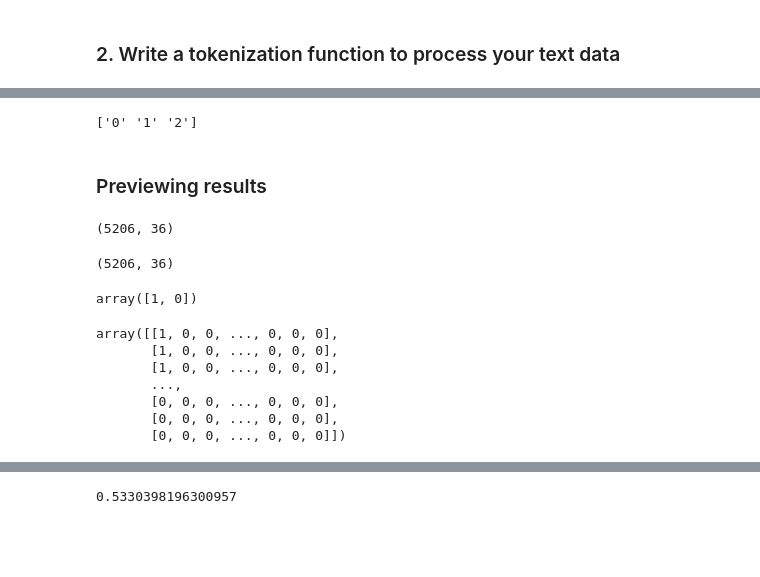
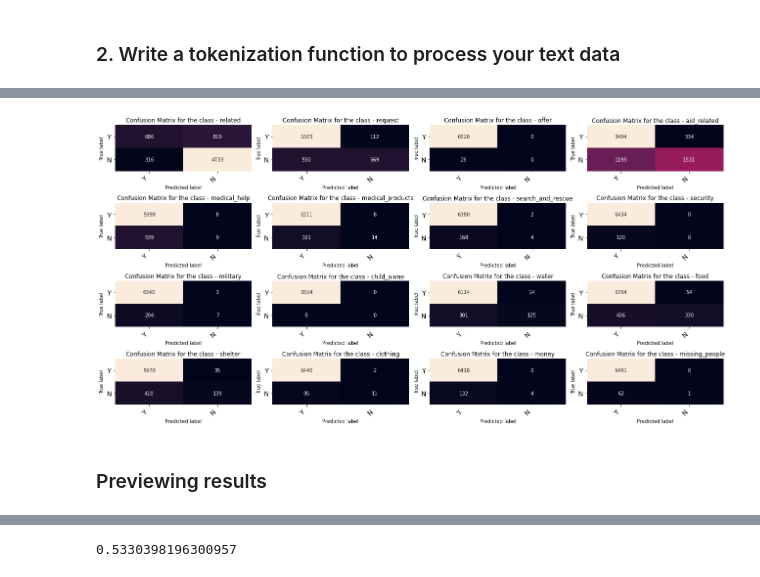
Before and after one commit to Olek-ua/Disaster-Response-Pipelines, a Jupyter notebook: Disaster Response Pipeline/ML Pipeline Preparation-Test.ipynb, the cells around one changed output, grey strips where cells are left out. Drawn from its saved outputs; the diff is of its cells as text; code cells hidden in the pictures; blank space fills up the shorter version.

Commit message:
refactoring: pipeline functions added together with the main function

```diff
--- a/Disaster Response Pipeline/ML Pipeline Preparation-Test.ipynb
+++ b/Disaster Response Pipeline/ML Pipeline Preparation-Test.ipynb
@@ -90,7 +124,0 @@ from sklearn.multioutput import MultiOutputClassifier
-# %%
-X_train, X_test, y_train, y_test = train_test_split(X, y, test_size=0.70, random_state=56)
-print(np.unique(y_train))
-
-# https://github.com/ageron/handson-ml/issues/360 - look here
-# %% [output]
-['0' '1' '2']
@@ -117,24 +125,32 @@ y_pred = clf.predict(X_test_tfidf)
+# %%
+def model_pipeline():
+    pipeline = Pipeline([
+        ('vect', CountVectorizer(tokenizer=tokenize)),
+        ('tfidf', TfidfTransformer()),
+        ('clf', RandomForestClassifier()),
+    ])
+
+    return pipeline
+# %%
+def main():
+    X, y = load_data()
+    X_train, X_test, y_train, y_test = train_test_split(X, y)
+
+    model = model_pipeline()
+    model.fit(X_train, y_train)
+    y_pred = model.predict(X_test)
+
+    labels, ax, fig, vis_arr = display_results(y_test, y_pred)
+
+    # WARNING: verify that ["Y", "N"] is the right position for TP/TN
+    for axes, cfs_matrix, label in zip(ax.flatten(), vis_arr, labels):
+        print_confusion_matrix(cfs_matrix, axes, label, ["Y", "N"])
+
+    fig.tight_layout()
+    plt.show() # this actually returns charts
+# %%
+main()
+# %% [output]
+[figure, added]
 # %% [markdown]
 ### Previewing results
-# %%
-y_test.shape
-# %% [output]
-(5206, 36)
-# %%
-y_pred.shape
-# %% [output]
-(5206, 36)
-# %%
-y.related.unique()
-# %% [output]
-array([1, 0])
-# %%
-y_pred
-# %% [output]
-array([[1, 0, 0, ..., 0, 0, 0],
-       [1, 0, 0, ..., 0, 0, 0],
-       [1, 0, 0, ..., 0, 0, 0],
-       ...,
-       [0, 0, 0, ..., 0, 0, 0],
-       [0, 0, 0, ..., 0, 0, 0],
-       [0, 0, 0, ..., 0, 0, 0]])
```
Also changed, not shown: parts of 20 cells of this notebook.
